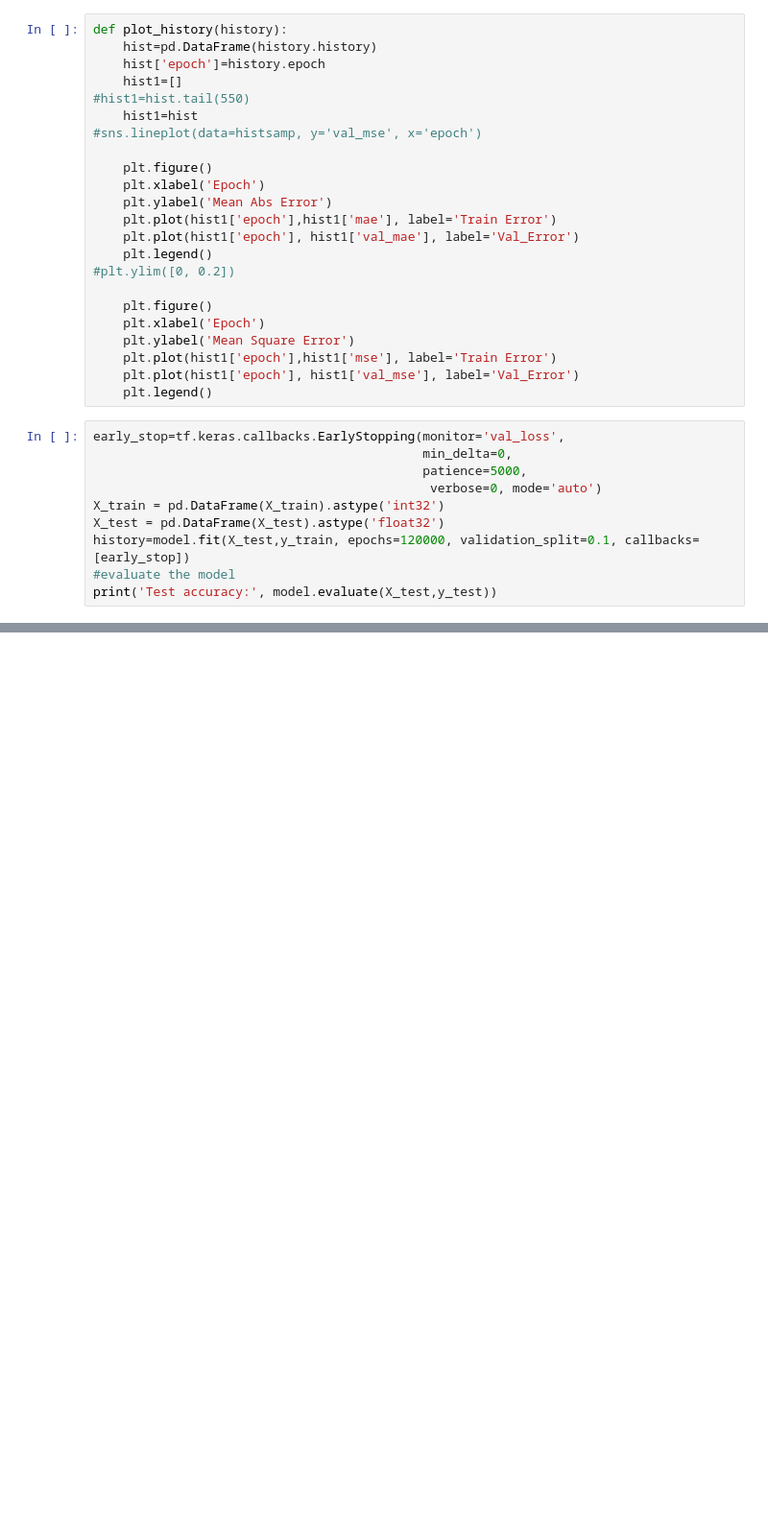
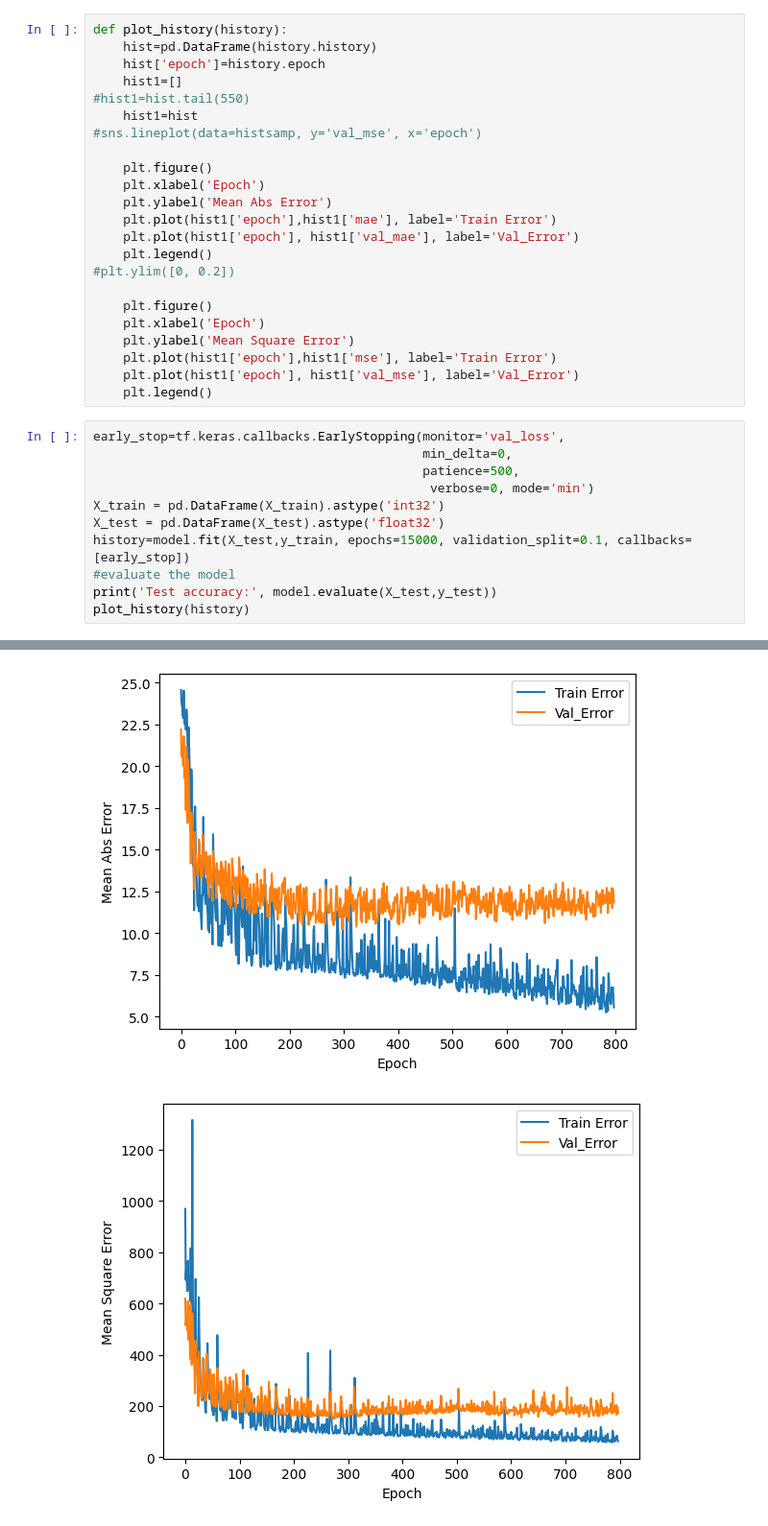
Before and after one commit to snajeebz/Titanic-Kaggle-Competition, a Jupyter notebook: Freshbook.ipynb, the cells around one changed output, grey strips where cells are left out. Shown at 96% size. Drawn from its saved outputs; the diff is of its cells as text; blank space fills up the shorter version.

```diff
--- a/Freshbook.ipynb
+++ b/Freshbook.ipynb
@@ -374,11 +384,12 @@ def plot_history(history):
 # %%
 early_stop=tf.keras.callbacks.EarlyStopping(monitor='val_loss',
                                             min_delta=0,
-                                            patience=5000,
-                                             verbose=0, mode='auto')
+                                            patience=500,
+                                             verbose=0, mode='min')
 X_train = pd.DataFrame(X_train).astype('int32')
 X_test = pd.DataFrame(X_test).astype('float32')
-history=model.fit(X_test,y_train, epochs=120000, validation_split=0.1, callbacks=[early_stop])
+history=model.fit(X_test,y_train, epochs=15000, validation_split=0.1, callbacks=[early_stop])
 #evaluate the model
 print('Test accuracy:', model.evaluate(X_test,y_test))
+plot_history(history)
 # %% [output]
@@ -401,0 +413,2 @@ Epoch 2205/120000
+[figure, added]
+[figure, added]
```
Also changed, not shown: parts of 8 cells of this notebook.
